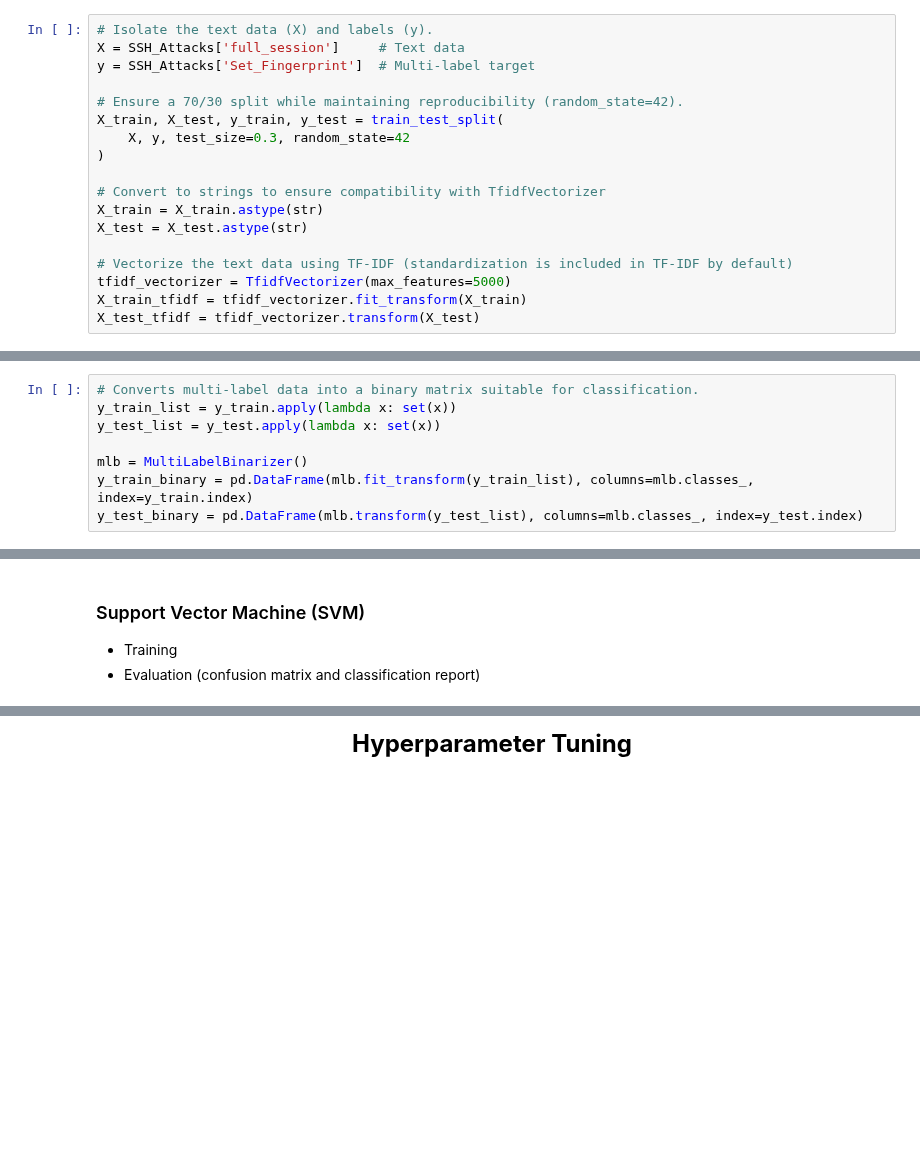
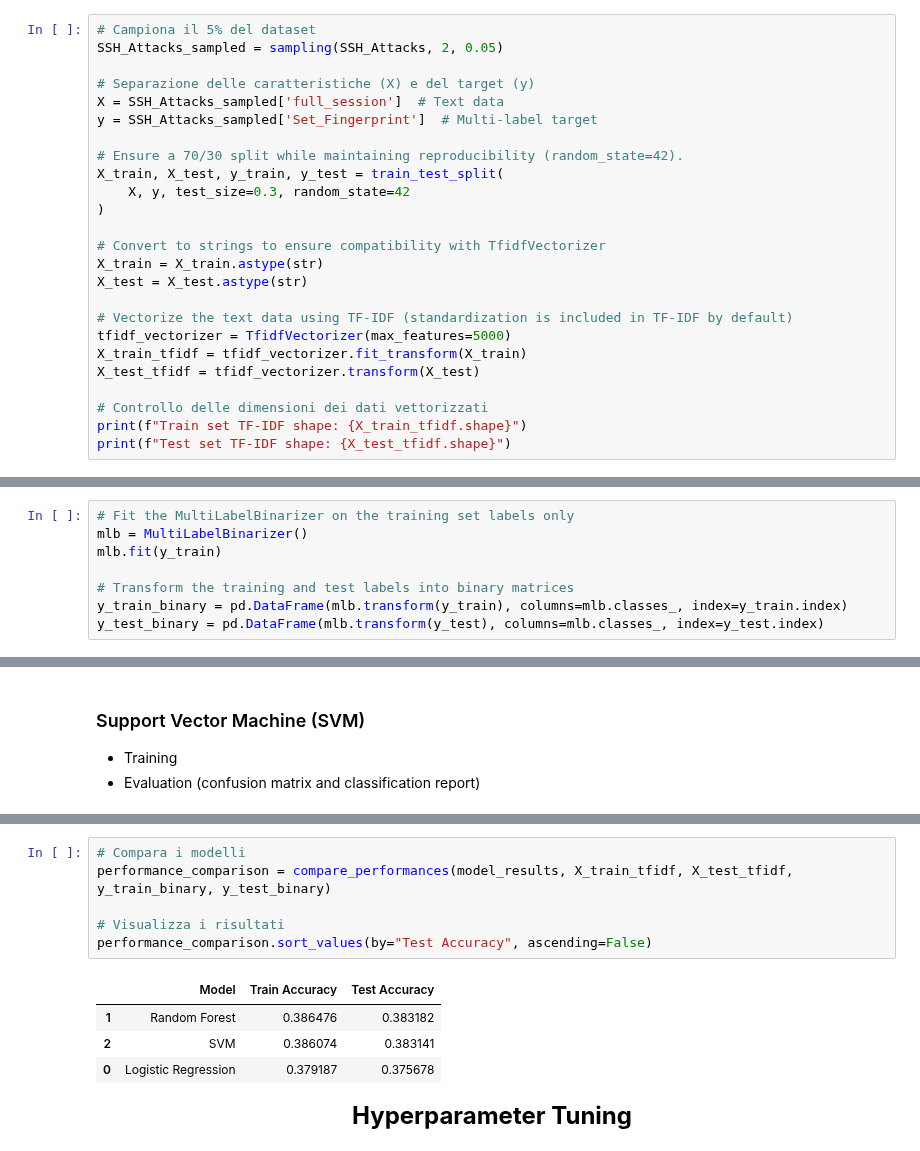
Before and after one commit to Botti01/SSH-Shell-Attacks, a Jupyter notebook: notebooks/section2_supervised_learning_classification.ipynb, the cells around one changed output, grey strips where cells are left out. Saved outputs shown, nothing was run; the diff lists cells and outputs as text; blank space fills up the shorter version.

```diff
--- a/notebooks/section2_supervised_learning_classification.ipynb
+++ b/notebooks/section2_supervised_learning_classification.ipynb
@@ -169,9 +95,12 @@ _Suggestions:_
 - _point 4. Explore hyperparameters like ngram_range, min_df, and max_df to see their effect on performance._
 - _point 4. Use stop_words='english' to remove common but non-informative words._
 # %%
-# Isolate the text data (X) and labels (y).
-X = SSH_Attacks['full_session']     # Text data
-y = SSH_Attacks['Set_Fingerprint']  # Multi-label target
+# Campiona il 5% del dataset
+SSH_Attacks_sampled = sampling(SSH_Attacks, 2, 0.05)
+
+# Separazione delle caratteristiche (X) e del target (y)
+X = SSH_Attacks_sampled['full_session']  # Text data
+y = SSH_Attacks_sampled['Set_Fingerprint']  # Multi-label target
 
 # Ensure a 70/30 split while maintaining reproducibility (random_state=42).
 X_train, X_test, y_train, y_test = train_test_split(
@@ -186,3 +115,7 @@ X_test = X_test.astype(str)
 tfidf_vectorizer = TfidfVectorizer(max_features=5000)
 X_train_tfidf = tfidf_vectorizer.fit_transform(X_train)
 X_test_tfidf = tfidf_vectorizer.transform(X_test)
+
+# Controllo delle dimensioni dei dati vettorizzati
+print(f"Train set TF-IDF shape: {X_train_tfidf.shape}")
+print(f"Test set TF-IDF shape: {X_test_tfidf.shape}")
@@ -197,13 +133,13 @@ _Suggestions:_
 - _Check for any inconsistencies in label transformation: print(y_train_binary.head(), y_test_binary.head())_
 - _Verify that `mlb.classes` matches the expected categories._
 # %%
-# Converts multi-label data into a binary matrix suitable for classification.
-y_train_list = y_train.apply(lambda x: set(x))
-y_test_list = y_test.apply(lambda x: set(x))
+# Fit the MultiLabelBinarizer on the training set labels only
+mlb = MultiLabelBinarizer()
+mlb.fit(y_train)
 
-mlb = MultiLabelBinarizer()
-y_train_binary = pd.DataFrame(mlb.fit_transform(y_train_list), columns=mlb.classes_, index=y_train.index)
-y_test_binary = pd.DataFrame(mlb.transform(y_test_list), columns=mlb.classes_, index=y_test.index)
+# Transform the training and test labels into binary matrices
+y_train_binary = pd.DataFrame(mlb.transform(y_train), columns=mlb.classes_, index=y_train.index)
+y_test_binary = pd.DataFrame(mlb.transform(y_test), columns=mlb.classes_, index=y_test.index)
 # %% [markdown]
 ### Summary
 
@@ -503,3 +460,14 @@ KeyError: 'train_predictions'
+# %%
+# Compara i modelli
+performance_comparison = compare_performances(model_results, X_train_tfidf, X_test_tfidf, y_train_binary, y_test_binary)
+
+# Visualizza i risultati
+performance_comparison.sort_values(by="Test Accuracy", ascending=False)
+# %% [output]
+|  | Model | Train Accuracy | Test Accuracy |
+| 1 | Random Forest | 0.386476 | 0.383182 |
+| 2 | SVM | 0.386074 | 0.383141 |
+| 0 | Logistic Regression | 0.379187 | 0.375678 |
 # %% [markdown]
 <center><b><font size=5>Hyperparameter Tuning<b><center>
 # %% [markdown]
```
Also changed, not shown: parts of 19 cells of this notebook.
